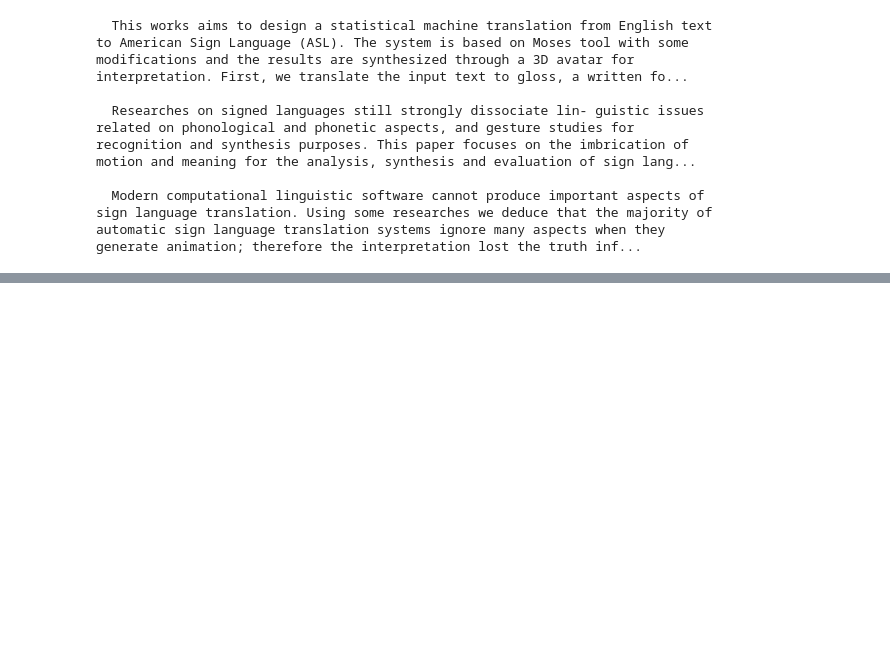
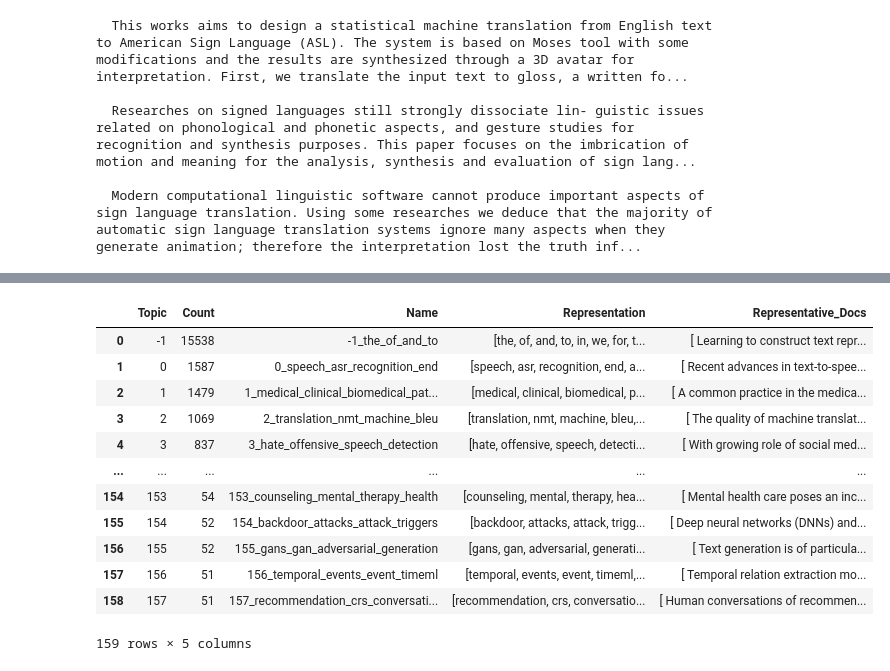
Before and after one commit to satyamvishwakarma-dev/Hands_on_LLM, a Jupyter notebook: chapter_5/ch05.ipynb, the cells around one changed output, grey strips where cells are left out. Drawn from its saved outputs; the diff is of its cells as text; code cells hidden in the pictures; blank space fills up the shorter version.

```diff
--- a/chapter_5/ch05.ipynb
+++ b/chapter_5/ch05.ipynb
@@ -97,0 +144,10 @@ generate animation; therefore the interpretation lost the truth inf...
+# %%
+from bertopic import BERTopic
+
+# Train our model with our previously defined models
+topic_model = BERTopic(
+    embedding_model=embedding_model,
+    umap_model=umap_model,
+    hdbscan_model=hdbscan_model,
+    verbose=True
+).fit(abstracts, embeddings)
@@ -97,0 +161,16 @@ generate animation; therefore the interpretation lost the truth inf...
+# %%
+topic_model.get_topic_info()
+# %% [output]
+|  | Topic | Count | Name | Representation | Representative_Docs |
+| 0 | -1 | 15538 | -1_the_of_and_to | [the, of, and, to, in, we, for, t... | [ Learning to construct text repr... |
+| 1 | 0 | 1587 | 0_speech_asr_recognition_end | [speech, asr, recognition, end, a... | [ Recent advances in text-to-spee... |
+| 2 | 1 | 1479 | 1_medical_clinical_biomedical_pat... | [medical, clinical, biomedical, p... | [ A common practice in the medica... |
+| 3 | 2 | 1069 | 2_translation_nmt_machine_bleu | [translation, nmt, machine, bleu,... | [ The quality of machine translat... |
+| 4 | 3 | 837 | 3_hate_offensive_speech_detection | [hate, offensive, speech, detecti... | [ With growing role of social med... |
+| ... | ... | ... | ... | ... | ... |
+| 154 | 153 | 54 | 153_counseling_mental_therapy_health | [counseling, mental, therapy, hea... | [ Mental health care poses an inc... |
+| 155 | 154 | 52 | 154_backdoor_attacks_attack_triggers | [backdoor, attacks, attack, trigg... | [ Deep neural networks (DNNs) and... |
+| 156 | 155 | 52 | 155_gans_gan_adversarial_generation | [gans, gan, adversarial, generati... | [ Text generation is of particula... |
+| 157 | 156 | 51 | 156_temporal_events_event_timeml | [temporal, events, event, timeml,... | [ Temporal relation extraction mo... |
+| 158 | 157 | 51 | 157_recommendation_crs_conversati... | [recommendation, crs, conversatio... | [ Human conversations of recommen... |
+159 rows × 5 columns
```
Also changed, not shown: parts of 6 cells of this notebook.
